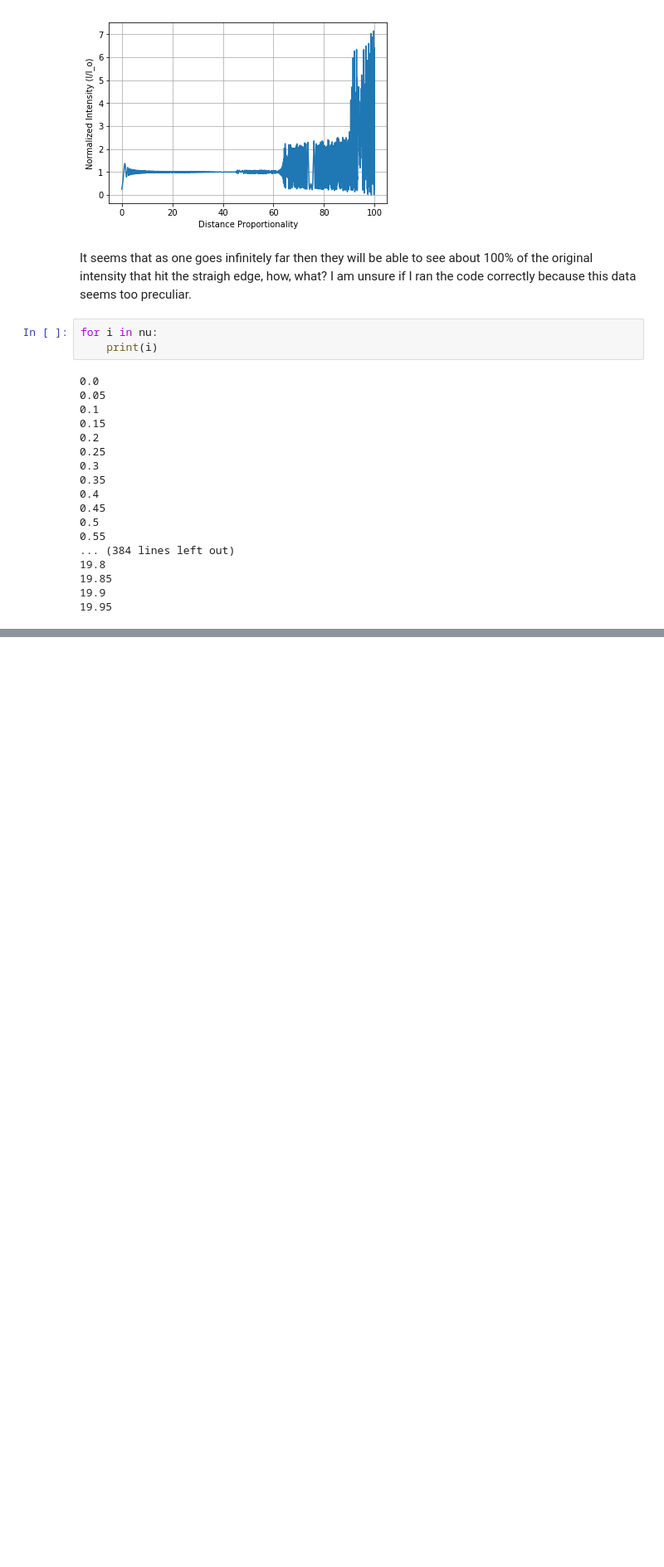
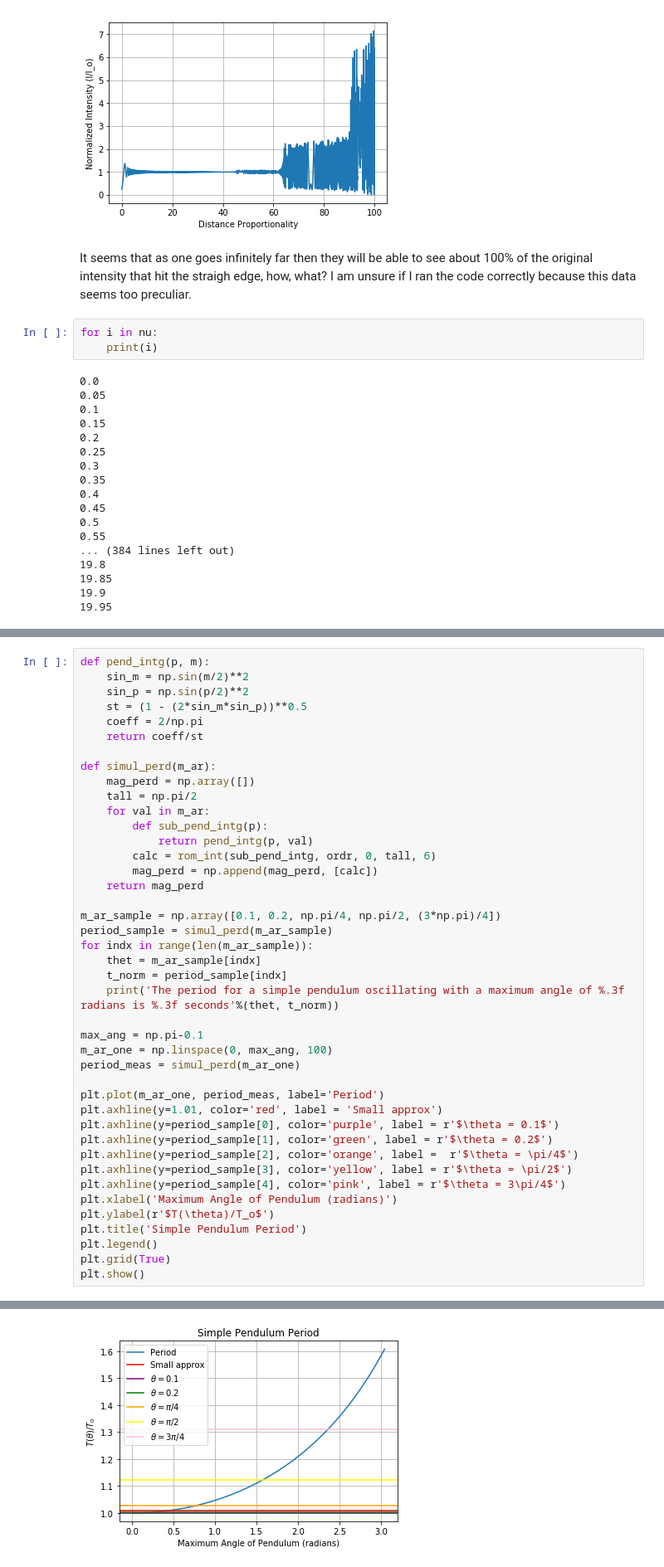
Before and after one commit to Afrophysics/phys115_projects, a Jupyter notebook: p115_hw2_jjSerrano.ipynb, the cells around one changed output, grey strips where cells are left out. Shown: that part at 83% size. Saved outputs shown, nothing was run; the diff lists cells and outputs as text; blank space fills up the shorter version.

```diff
--- a/p115_hw2_jjSerrano.ipynb
+++ b/p115_hw2_jjSerrano.ipynb
@@ -390,0 +406,43 @@ $$\frac{T(\theta_m)}{T_0}= \frac{\sqrt{2}}{\pi}\int_0^{\theta_m}\frac{d \theta}{
+# %%
+def pend_intg(p, m):
+    sin_m = np.sin(m/2)**2
+    sin_p = np.sin(p/2)**2
+    st = (1 - (2*sin_m*sin_p))**0.5
+    coeff = 2/np.pi
+    return coeff/st
+
+def simul_perd(m_ar):
+    mag_perd = np.array([])
+    tall = np.pi/2
+    for val in m_ar:
+        def sub_pend_intg(p):
+            return pend_intg(p, val)
+        calc = rom_int(sub_pend_intg, ordr, 0, tall, 6)
+        mag_perd = np.append(mag_perd, [calc])
+    return mag_perd
+
+m_ar_sample = np.array([0.1, 0.2, np.pi/4, np.pi/2, (3*np.pi)/4])
+period_sample = simul_perd(m_ar_sample)
+for indx in range(len(m_ar_sample)):
+    thet = m_ar_sample[indx]
+    t_norm = period_sample[indx]
+    print('The period for a simple pendulum oscillating with a maximum angle of %.3f radians is %.3f seconds'%(thet, t_norm))
+
+max_ang = np.pi-0.1
+m_ar_one = np.linspace(0, max_ang, 100)
+period_meas = simul_perd(m_ar_one)
+
+plt.plot(m_ar_one, period_meas, label='Period')
+plt.axhline(y=1.01, color='red', label = 'Small approx')
+plt.axhline(y=period_sample[0], color='purple', label = r'$\theta = 0.1$')
+plt.axhline(y=period_sample[1], color='green', label = r'$\theta = 0.2$')
+plt.axhline(y=period_sample[2], color='orange', label =  r'$\theta = \pi/4$')
+plt.axhline(y=period_sample[3], color='yellow', label = r'$\theta = \pi/2$')
+plt.axhline(y=period_sample[4], color='pink', label = r'$\theta = 3\pi/4$')
+plt.xlabel('Maximum Angle of Pendulum (radians)')
+plt.ylabel(r'$T(\theta)/T_o$')
+plt.title('Simple Pendulum Period')
+plt.legend()
+plt.grid(True)
+plt.show()
+# %% [output]
@@ -390,0 +454 @@ $$\frac{T(\theta_m)}{T_0}= \frac{\sqrt{2}}{\pi}\int_0^{\theta_m}\frac{d \theta}{
+[figure, added]
```
Also changed, not shown: parts of 7 cells of this notebook, 2 other files.
